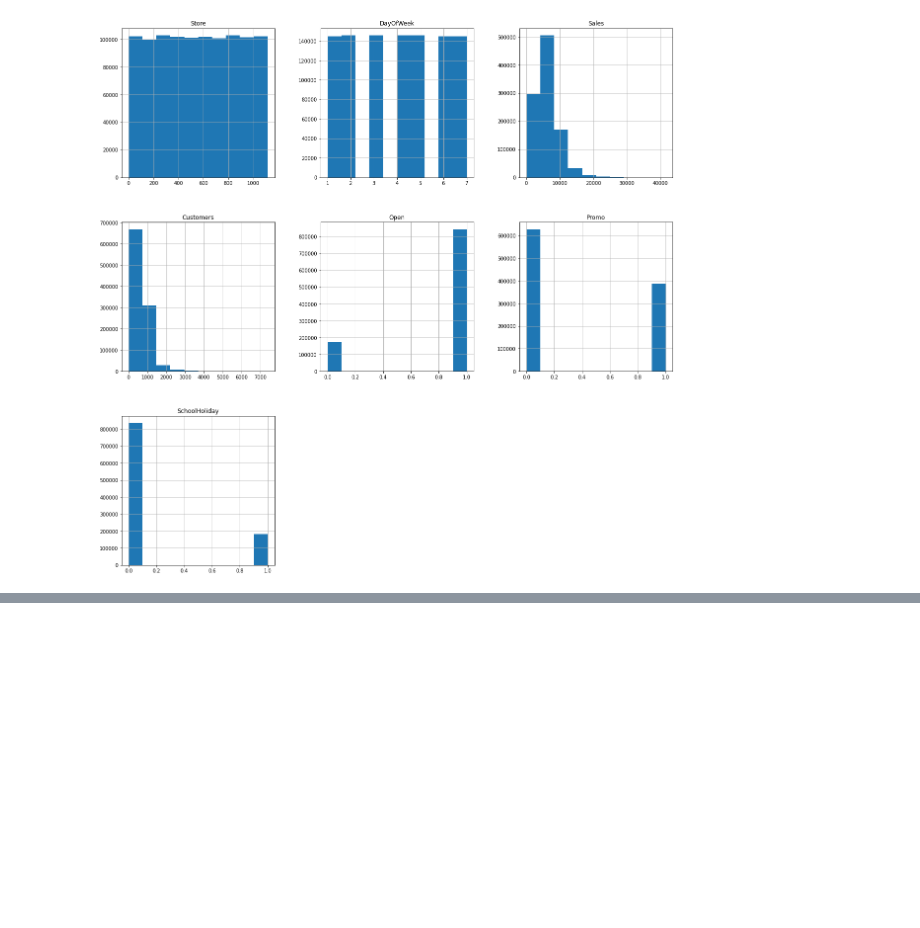
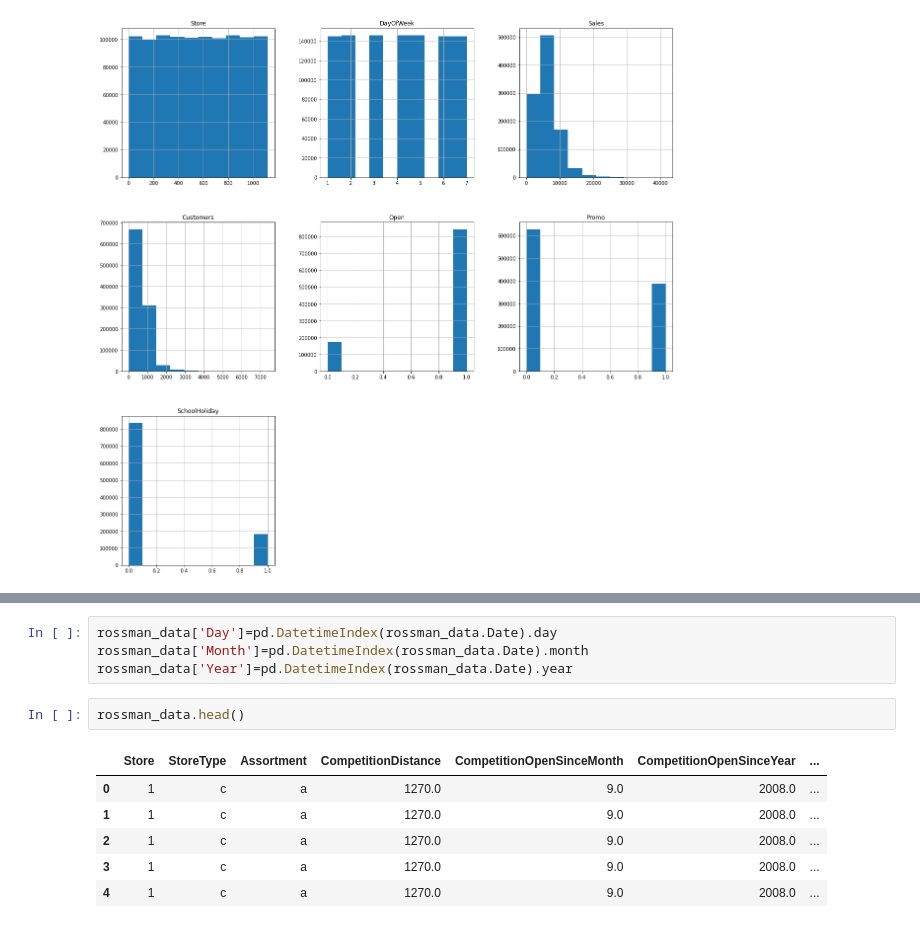
Before and after one commit to komal-pasi/EDA-Capstone, a Jupyter notebook: Rossmann_Sales_Prediction_Capstone_Project.ipynb, the cells around one changed output, grey strips where cells are left out. Drawn from its saved outputs; the diff is of its cells as text; blank space fills up the shorter version.

```diff
--- a/Rossmann_Sales_Prediction_Capstone_Project.ipynb
+++ b/Rossmann_Sales_Prediction_Capstone_Project.ipynb
@@ -282,0 +306,13 @@ plt.show()
+# %%
+rossman_data['Day']=pd.DatetimeIndex(rossman_data.Date).day
+rossman_data['Month']=pd.DatetimeIndex(rossman_data.Date).month
+rossman_data['Year']=pd.DatetimeIndex(rossman_data.Date).year
+# %%
+rossman_data.head()
+# %% [output]
+|  | Store | StoreType | Assortment | CompetitionDistance | CompetitionOpenSinceMonth | CompetitionOpenSinceYear | ... |
+| 0 | 1 | c | a | 1270.0 | 9.0 | 2008.0 | ... |
+| 1 | 1 | c | a | 1270.0 | 9.0 | 2008.0 | ... |
+| 2 | 1 | c | a | 1270.0 | 9.0 | 2008.0 | ... |
+| 3 | 1 | c | a | 1270.0 | 9.0 | 2008.0 | ... |
+| 4 | 1 | c | a | 1270.0 | 9.0 | 2008.0 | ... |
```
Also changed, not shown: parts of 6 cells of this notebook.
